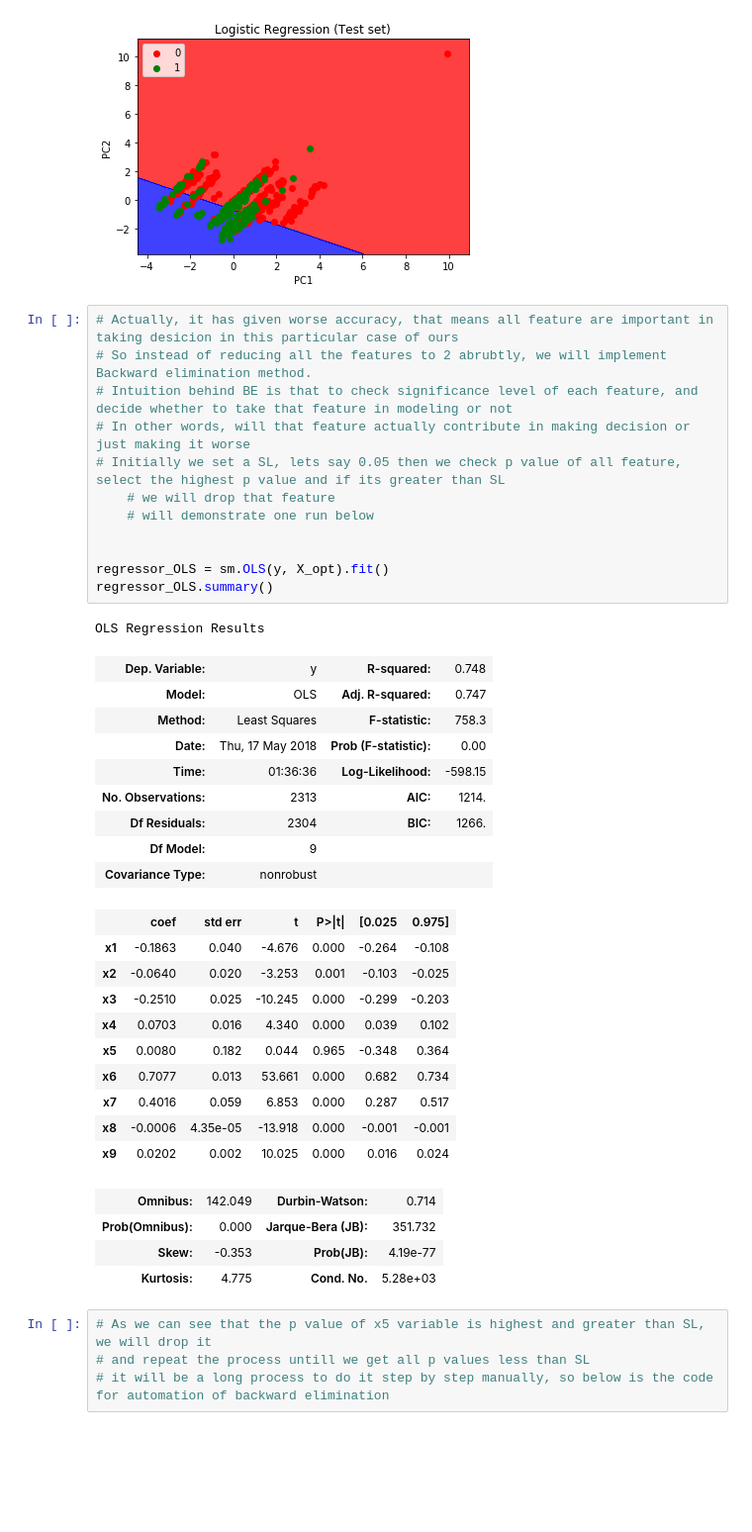
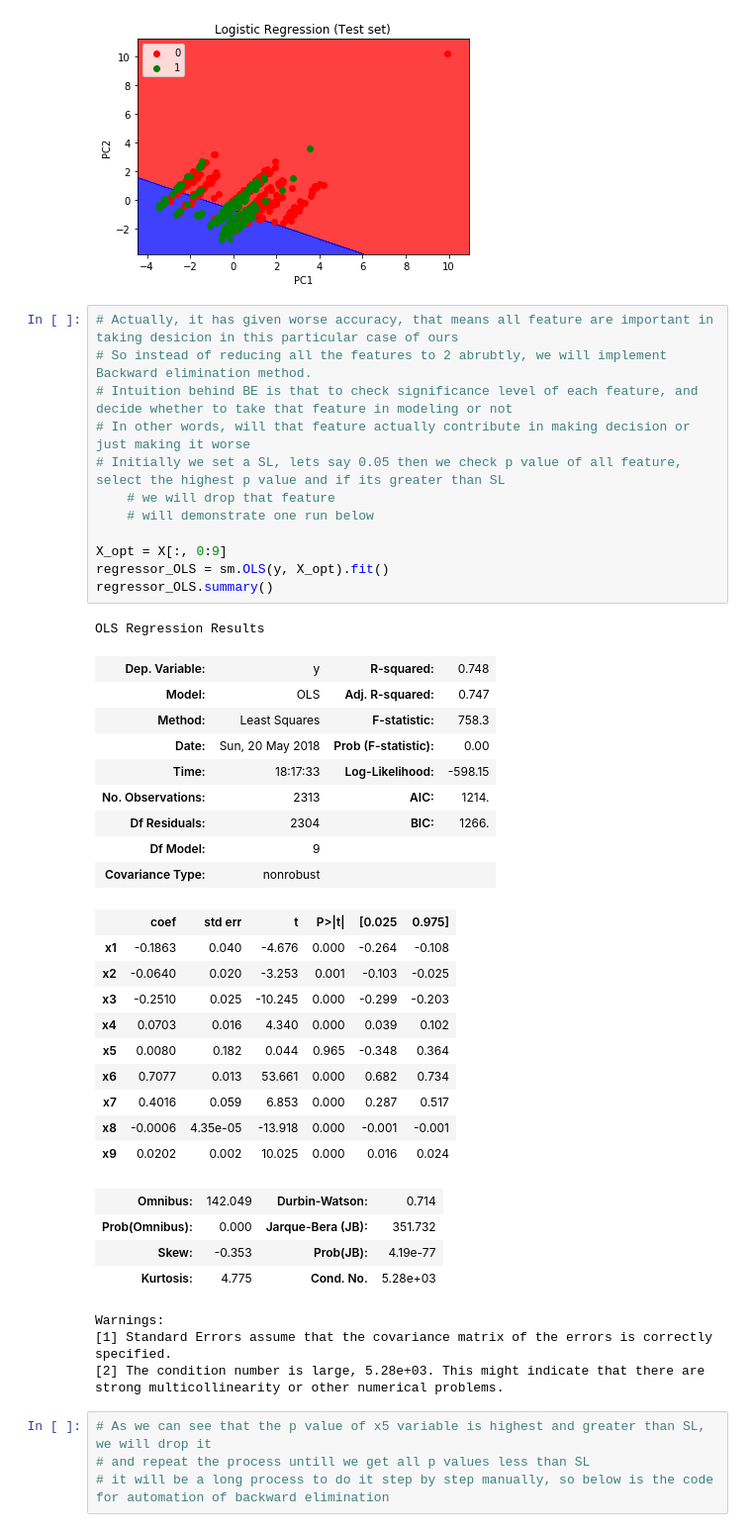
Before and after one commit to princeAXS/Machine-Learning-Projects, a Jupyter notebook: Cube Modeling/cubeModelling.ipynb, the cells around one changed output. Shown at 99% size. Saved outputs shown, nothing was run; the diff lists cells and outputs as text; blank space fills up the shorter version.

```diff
--- a/Cube Modeling/cubeModelling.ipynb
+++ b/Cube Modeling/cubeModelling.ipynb
@@ -301,22 +321,22 @@ plt.show()
 # %%
 # Actually, it has given worse accuracy, that means all feature are important in taking desicion in this particular case of ours
 # So instead of reducing all the features to 2 abrubtly, we will implement Backward elimination method.
 # Intuition behind BE is that to check significance level of each feature, and decide whether to take that feature in modeling or not
 # In other words, will that feature actually contribute in making decision or just making it worse
 # Initially we set a SL, lets say 0.05 then we check p value of all feature, select the highest p value and if its greater than SL
     # we will drop that feature
     # will demonstrate one run below
 
-
+X_opt = X[:, 0:9]
 regressor_OLS = sm.OLS(y, X_opt).fit()
 regressor_OLS.summary()
 # %% [output]
 OLS Regression Results
 | Dep. Variable: | y | R-squared: | 0.748 |
 | Model: | OLS | Adj. R-squared: | 0.747 |
 | Method: | Least Squares | F-statistic: | 758.3 |
-| Date: | Thu, 17 May 2018 | Prob (F-statistic): | 0.00 |
-| Time: | 01:36:36 | Log-Likelihood: | -598.15 |
+| Date: | Sun, 20 May 2018 | Prob (F-statistic): | 0.00 |
+| Time: | 18:17:33 | Log-Likelihood: | -598.15 |
 | No. Observations: | 2313 | AIC: | 1214. |
 | Df Residuals: | 2304 | BIC: | 1266. |
 | Df Model: | 9 |  |  |
@@ -335,6 +355,10 @@ OLS Regression Results
 | Prob(Omnibus): | 0.000 | Jarque-Bera (JB): | 351.732 |
 | Skew: | -0.353 | Prob(JB): | 4.19e-77 |
 | Kurtosis: | 4.775 | Cond. No. | 5.28e+03 |
+Warnings:
+[1] Standard Errors assume that the covariance matrix of the errors is correctly specified.
+[2] The condition number is large, 5.28e+03. This might indicate that there are
+strong multicollinearity or other numerical problems.
 # %%
 # As we can see that the p value of x5 variable is highest and greater than SL, we will drop it
 # and repeat the process untill we get all p values less than SL
```
Also changed, not shown: parts of 18 cells of this notebook.
